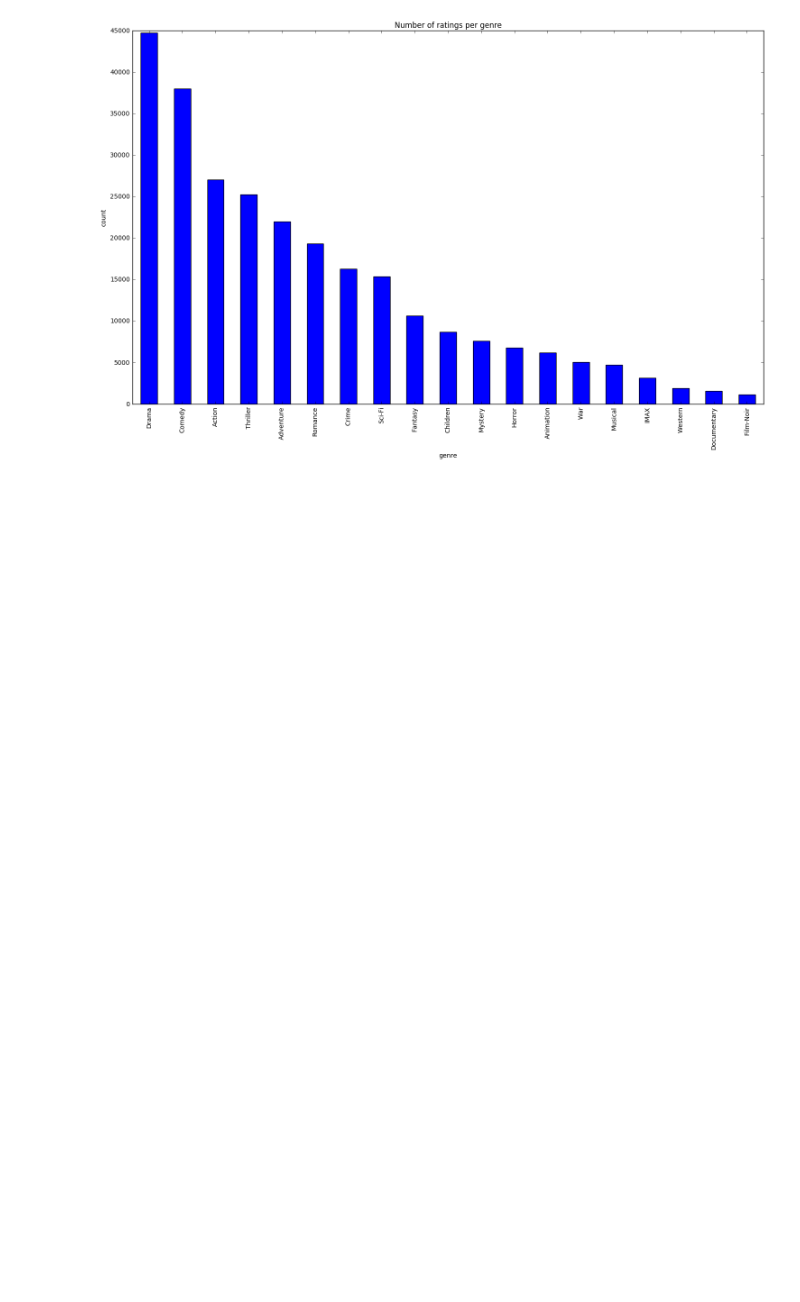
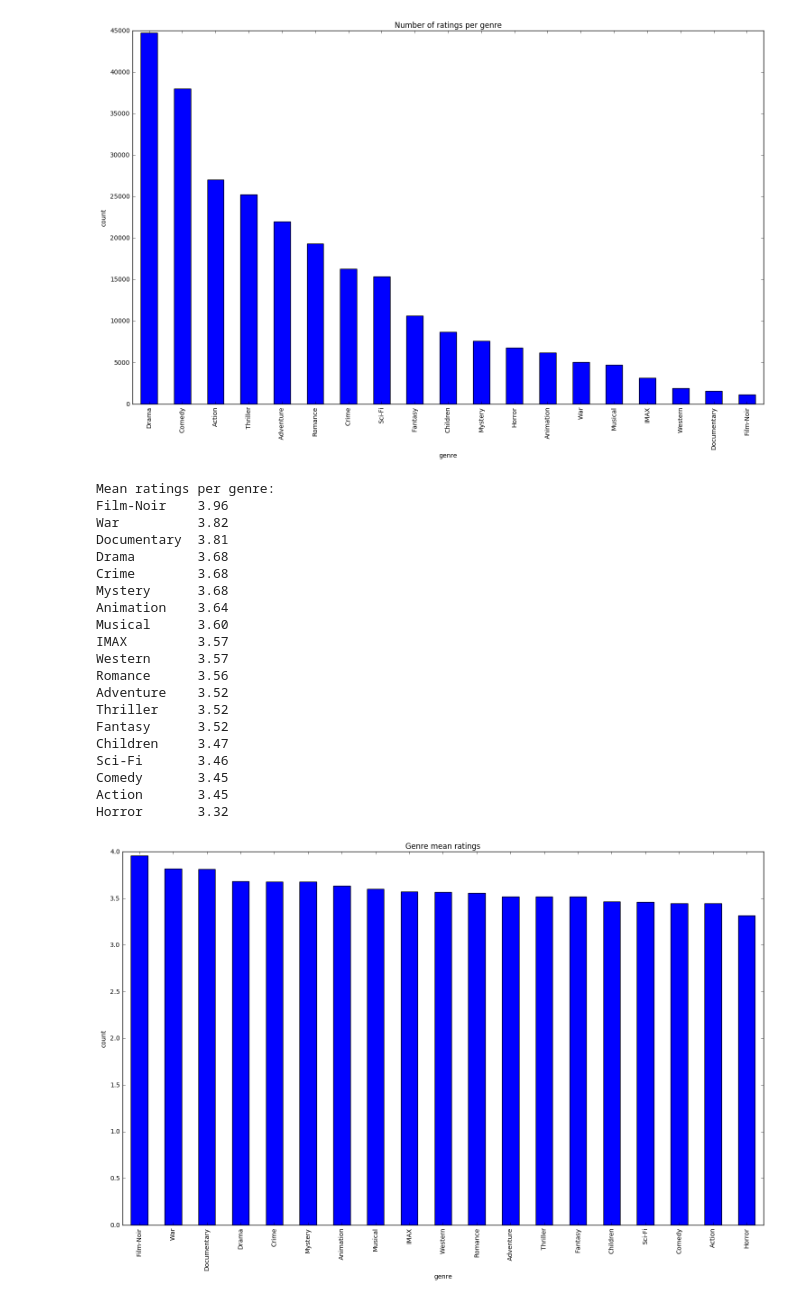
Before and after one commit to starbuck10/CS109a_DataScience_UserRatings_Team_Project, a Jupyter notebook: MovieLens/User_Ratings_Project.ipynb, the cells around one changed output. Cells and saved outputs as stored; diff of their text form; code cells hidden in the pictures; blank space fills up the shorter version.

Commit message:
explore_num_ratings_per_genre

```diff
--- a/MovieLens/User_Ratings_Project.ipynb
+++ b/MovieLens/User_Ratings_Project.ipynb
@@ -671,3 +671,64 @@ Western       1,912
 Documentary   1,564
 Film-Noir     1,140
 [figure]
+# %%
+def explore_genre_mean_ratings(dataset):
+    ratings_df = dataset.ratings_df
+    movies_df = dataset.movies_df
+
+    merged_ratings_df = ratings_df.merge(movies_df)
+    # genres = movies_df['genres']
+
+    genre_dict = defaultdict(list)
+    for index, row in merged_ratings_df.iterrows():
+        genre_str = row['genres']
+        rating = row['rating']
+        genre_list = get_genre_list(genre_str)
+        for g in genre_list:
+            genre_dict[g].append(rating)
+
+    genre_mean_ratings_dict = {key: np.mean(value) for key, value in genre_dict.iteritems()}
+    sorted_genre_mean_ratings_dict = sorted(genre_mean_ratings_dict.items(), key=operator.itemgetter(1), reverse=True)
+
+    print 'Mean ratings per genre:'
+    for genre in sorted_genre_mean_ratings_dict:
+        print '{:12} {:.2f}'.format(genre[0], genre[1])
+
+    _, ax = plt.subplots(1, 1, figsize=get_fig_size())
+
+    genre_series = pd.Series([g[1] for g in sorted_genre_mean_ratings_dict],
+                             index=[g[0] for g in sorted_genre_mean_ratings_dict])
+
+    genre_series.plot(kind='bar', ax=ax)
+
+    ax.set_xlabel('genre')
+    ax.set_ylabel('count')
+    ax.set_title('Genre mean ratings')
+
+    plt.tight_layout()
+    plt.show()
+
+
+explore_genre_mean_ratings(dataset)
+# %% [output]
+Mean ratings per genre:
+Film-Noir    3.96
+War          3.82
+Documentary  3.81
+Drama        3.68
+Crime        3.68
+Mystery      3.68
+Animation    3.64
+Musical      3.60
+IMAX         3.57
+Western      3.57
+Romance      3.56
+Adventure    3.52
+Thriller     3.52
+Fantasy      3.52
+Children     3.47
+Sci-Fi       3.46
+Comedy       3.45
+Action       3.45
+Horror       3.32
+[figure, added]
```
Also changed, not shown: parts of 1 cell of this notebook, 1 other file.
